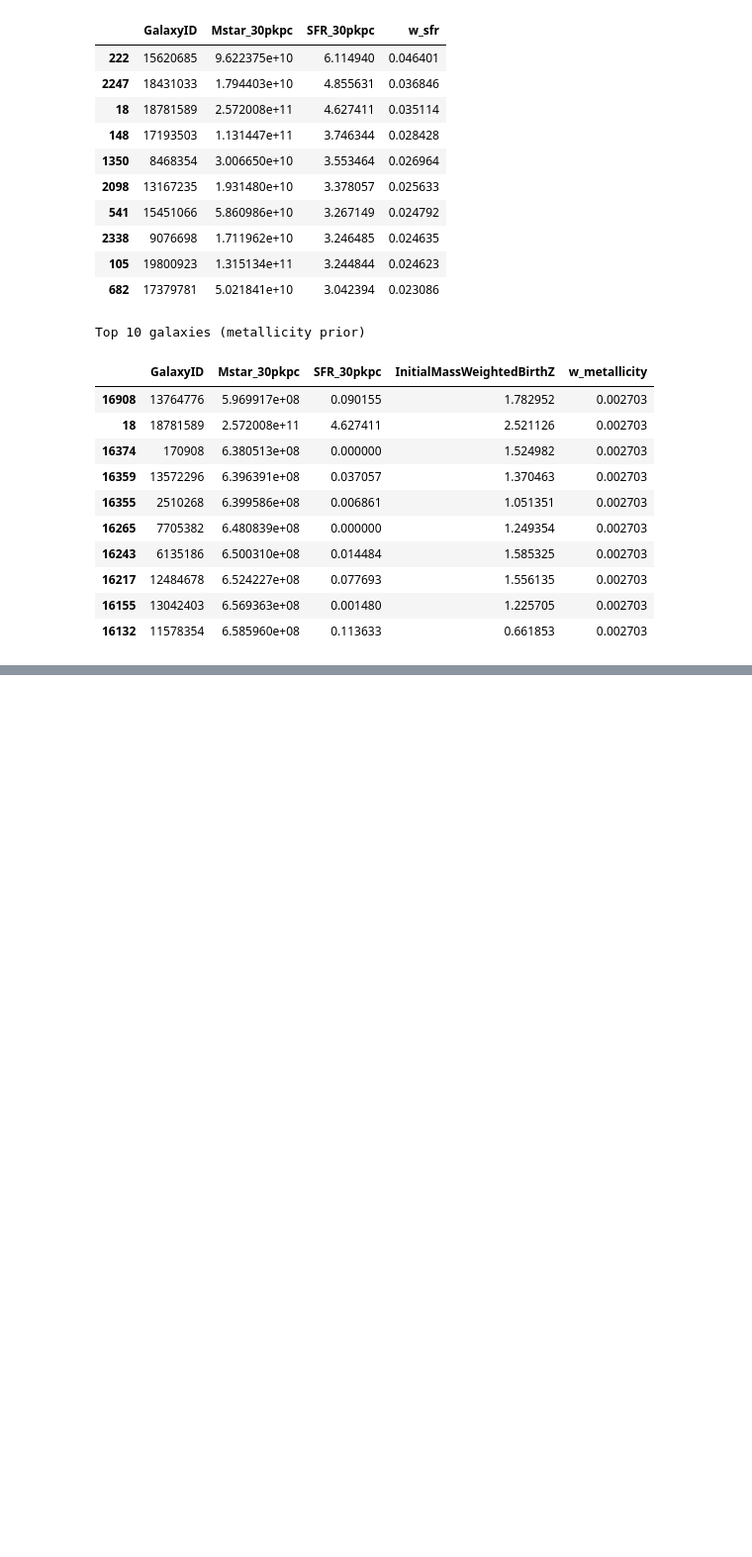
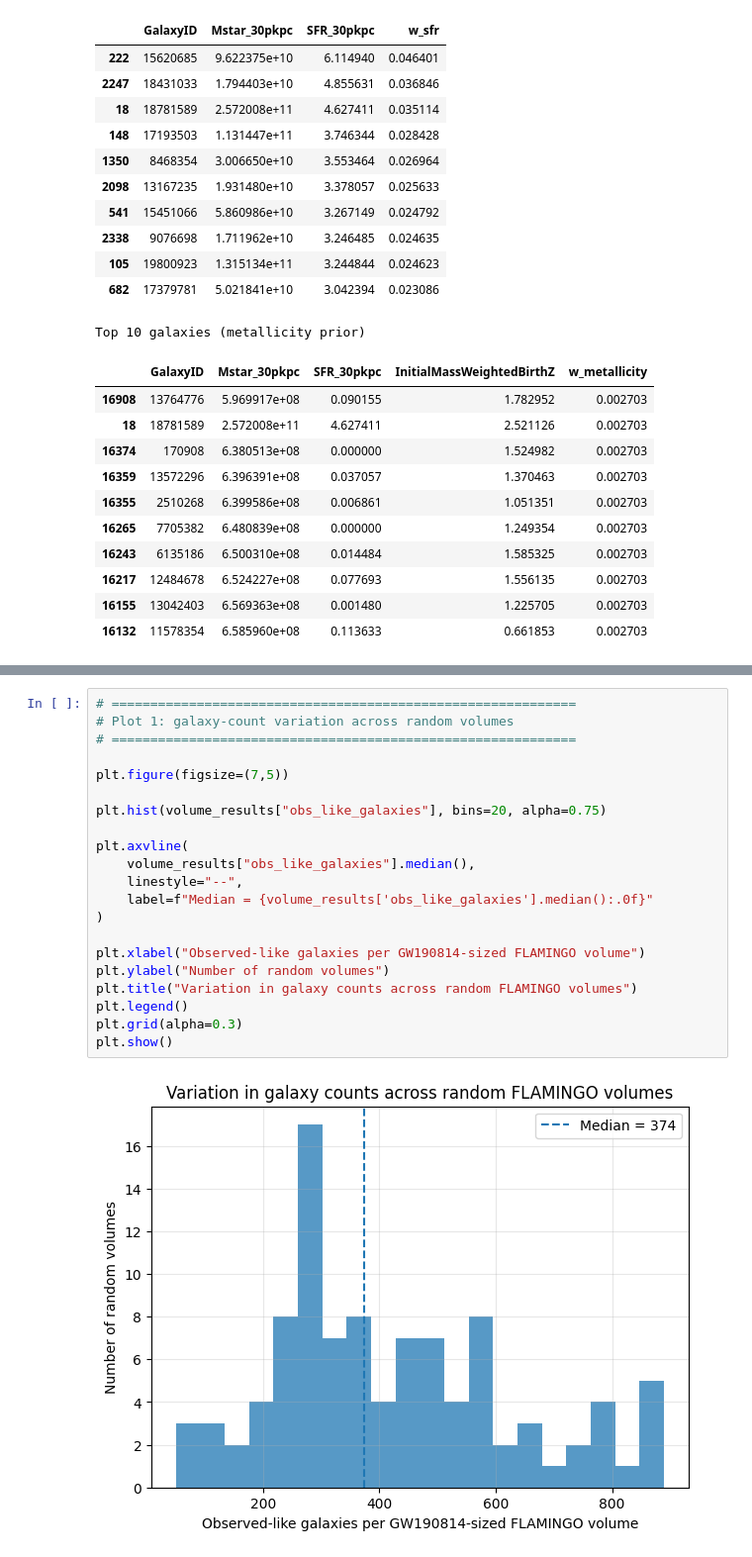
Before and after one commit to saatour/GW170817, a Jupyter notebook: 260427_Bayesian_Test_EAGLE_data.ipynb, the cells around one changed output, grey strips where cells are left out. Shown at 99% size. Drawn from its saved outputs; the diff is of its cells as text; blank space fills up the shorter version.

```diff
--- a/260427_Bayesian_Test_EAGLE_data.ipynb
+++ b/260427_Bayesian_Test_EAGLE_data.ipynb
@@ -1233,0 +1350,23 @@ Top 10 galaxies (metallicity prior)
+# %%
+# ============================================================
+# Plot 1: galaxy-count variation across random volumes
+# ============================================================
+
+plt.figure(figsize=(7,5))
+
+plt.hist(volume_results["obs_like_galaxies"], bins=20, alpha=0.75)
+
+plt.axvline(
+    volume_results["obs_like_galaxies"].median(),
+    linestyle="--",
+    label=f"Median = {volume_results['obs_like_galaxies'].median():.0f}"
+)
+
+plt.xlabel("Observed-like galaxies per GW190814-sized FLAMINGO volume")
+plt.ylabel("Number of random volumes")
+plt.title("Variation in galaxy counts across random FLAMINGO volumes")
+plt.legend()
+plt.grid(alpha=0.3)
+plt.show()
+# %% [output]
+[figure, added]
```
Also changed, not shown: parts of 4 cells of this notebook.
